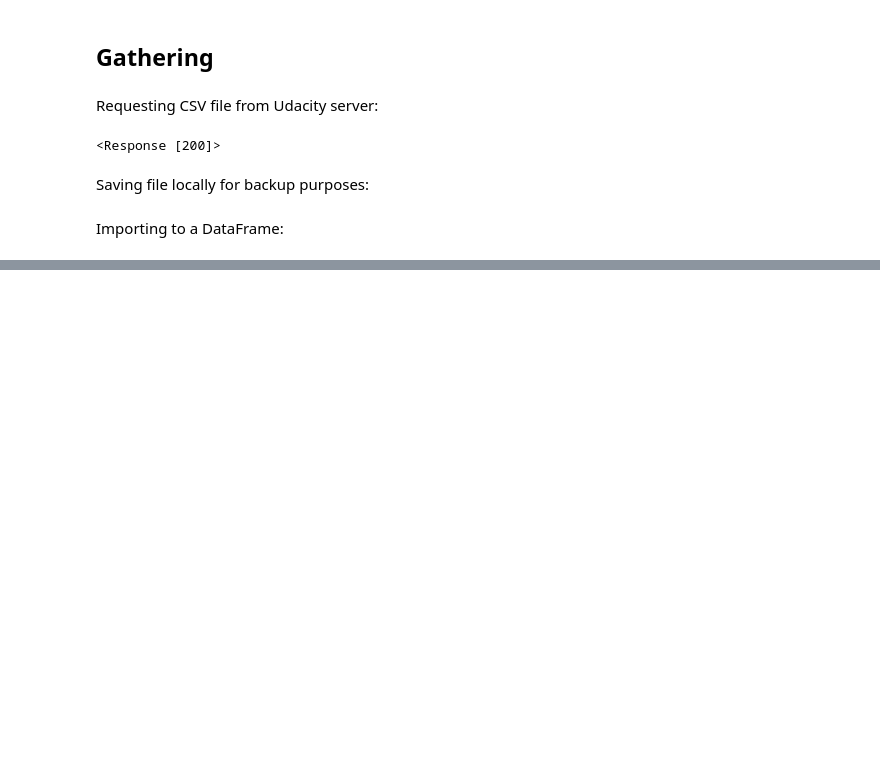
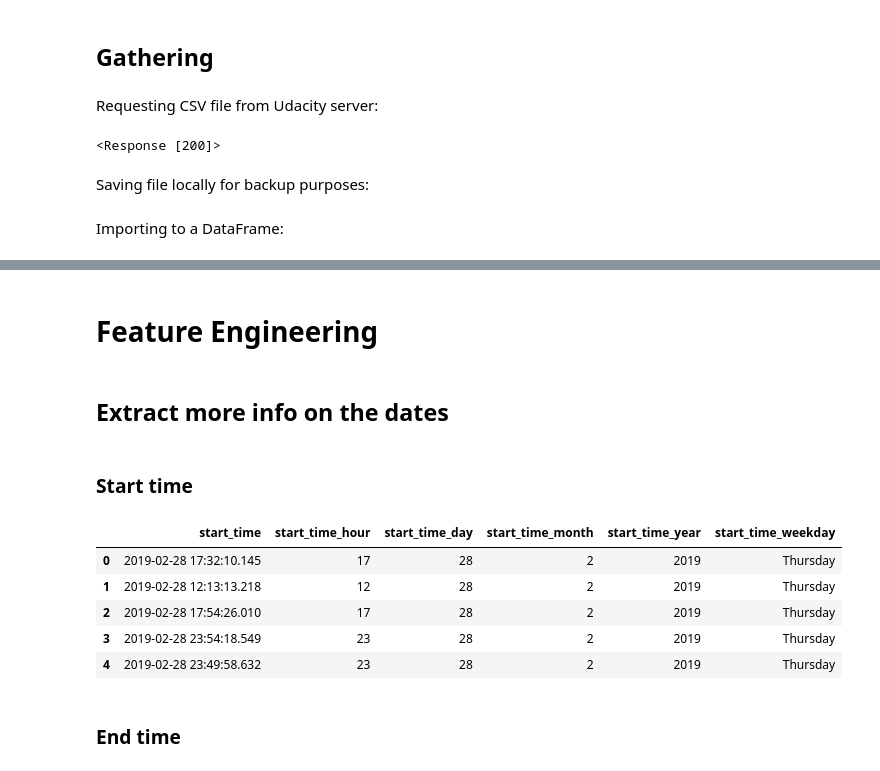
Before and after one commit to anajbellini/san-francisco-bike-sharing, a Jupyter notebook: notebooks/exploratory_analysis.ipynb, the cells around one changed output, grey strips where cells are left out. Saved outputs shown, nothing was run; the diff lists cells and outputs as text; code cells hidden in the pictures; blank space fills up the shorter version.

Commit message:
Feature engineering

```diff
--- a/notebooks/exploratory_analysis.ipynb
+++ b/notebooks/exploratory_analysis.ipynb
@@ -48,0 +152,2 @@ bike_sharing_data.head()
+# %%
+df_rides_clean['bike_share_for_all_trip'] = df_rides_clean['bike_share_for_all_trip'].apply(lambda x: True if x == "Yes" else False)
@@ -48,0 +168,28 @@ bike_sharing_data.head()
+# %% [markdown]
+# Feature Engineering
+# %% [markdown]
+## Extract more info on the dates
+# %% [markdown]
+### Start time
+# %%
+start_time_parts = {
+    'start_time': df_rides_clean.start_time,
+    'start_time_hour': df_rides_clean.start_time.dt.hour,
+    'start_time_day': df_rides_clean.start_time.dt.day,
+    'start_time_month': df_rides_clean.start_time.dt.month,
+    'start_time_year': df_rides_clean.start_time.dt.year,
+    'start_time_weekday': df_rides_clean.start_time.dt.day_name()
+}
+# %%
+start_time_df = pd.DataFrame(start_time_parts)
+# %%
+start_time_df.head()
+# %% [output]
+|  | start_time | start_time_hour | start_time_day | start_time_month | start_time_year | start_time_weekday |
+| 0 | 2019-02-28 17:32:10.145 | 17 | 28 | 2 | 2019 | Thursday |
+| 1 | 2019-02-28 12:13:13.218 | 12 | 28 | 2 | 2019 | Thursday |
+| 2 | 2019-02-28 17:54:26.010 | 17 | 28 | 2 | 2019 | Thursday |
+| 3 | 2019-02-28 23:54:18.549 | 23 | 28 | 2 | 2019 | Thursday |
+| 4 | 2019-02-28 23:49:58.632 | 23 | 28 | 2 | 2019 | Thursday |
+# %% [markdown]
+### End time
```
Also changed, not shown: parts of 36 cells of this notebook.
